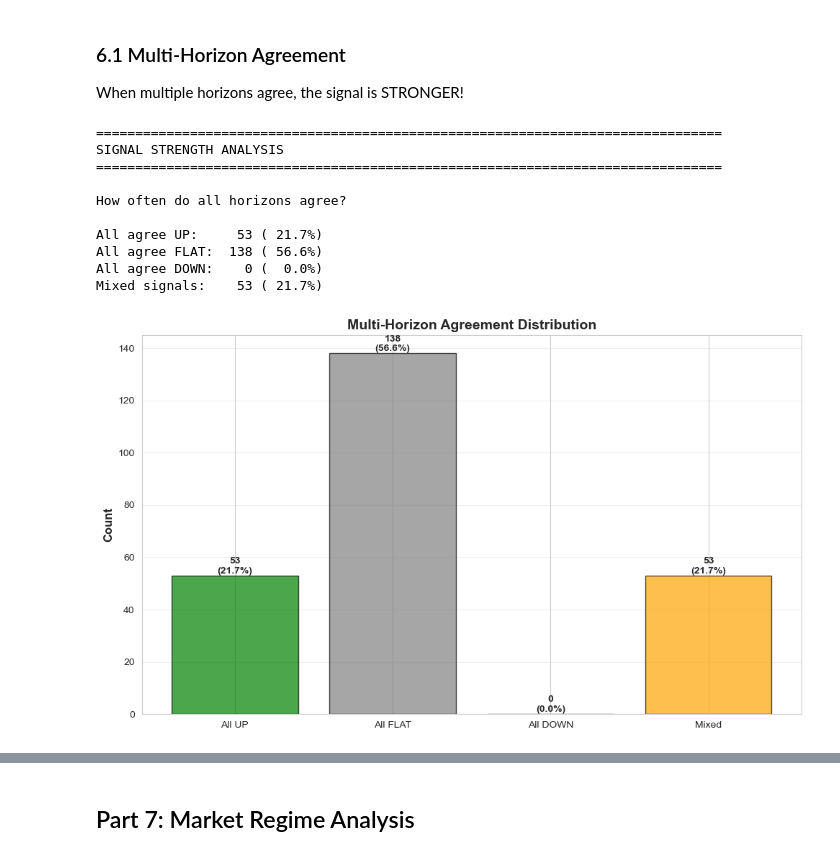
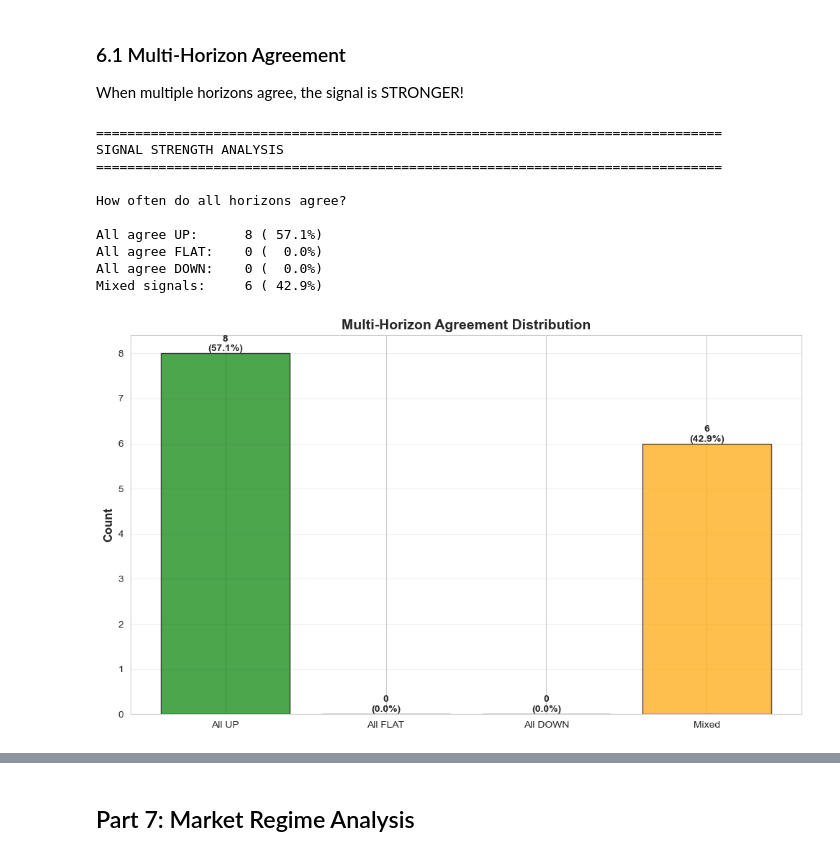
Before and after one commit to Code-For-3/Trading-for-Dummies, a Jupyter notebook: Promise this is final one/Direction_Classifier_Analysis.ipynb, the cells around one changed output, grey strips where cells are left out. Drawn from its saved outputs; the diff is of its cells as text; code cells hidden in the pictures.

```diff
--- a/Promise this is final one/Direction_Classifier_Analysis.ipynb
+++ b/Promise this is final one/Direction_Classifier_Analysis.ipynb
@@ -45,11 +44,11 @@ SYMBOL = "SPY"
 TIMEFRAME_UNIT = "Day"
 MULTIPLIER = 1
 
-# Time periods - EXPANDED for more robust training and testing
-TRAIN_START = "2018-01-01"  # Extended from 2022 to get 4 more years of data
+# Time periods
+TRAIN_START = "2022-01-01"
 TRAIN_END = "2024-09-30"
 TEST_START = "2024-10-01"
-TEST_END = "2025-12-31"  # Extended to get more test samples for better p-values
+TEST_END = "2025-01-31"
 
 # Model configuration
 LOOKBACK_WINDOW = 60
@@ -65,7 +64,7 @@ BATCH_SIZE = 32
 LEARNING_RATE = 0.001
 
 print("="*80)
-print("DIRECTION CLASSIFIER CONFIGURATION - BULLISH SIGNALS")
+print("DIRECTION CLASSIFIER CONFIGURATION")
 print("="*80)
 print(f"\n📊 Data:")
 print(f"   Symbol: {SYMBOL}")
@@ -73,8 +72,8 @@ print(f"   Training: {TRAIN_START} → {TRAIN_END}")
 print(f"   Testing: {TEST_START} → {TEST_END}")
 print(f"\n🎯 Prediction:")
 print(f"   Horizons: {PREDICTION_HORIZONS} days")
-print(f"   Classes: BULLISH, NOT BULLISH (binary classification)")
-print(f"   Strategy: Identify long entry signals only")
+print(f"   Classes: UP, FLAT, DOWN")
+print(f"   Strategy: Absolute (all from day 0)")
 print(f"\n🏗️  Architecture:")
 print(f"   Lookback: {LOOKBACK_WINDOW} days")
 print(f"   LSTM: {NUM_LAYERS} layers × {LSTM_UNITS} units")
@@ -359,50 +358,52 @@ When multiple horizons agree, the signal is STRONGER!
 print("="*80)
 print("SIGNAL STRENGTH ANALYSIS")
 print("="*80)
-print("\nHow often do all horizons agree on BULLISH?\n")
+print("\nHow often do all horizons agree?\n")
 
 # Check agreement across all horizons
 pred_cols = [f'pred_{h}day' for h in PREDICTION_HORIZONS]
 
 # Count when all agree
-all_bullish = (predictions[pred_cols] == 'BULLISH').all(axis=1).sum()
-all_not_bullish = (predictions[pred_cols] == 'NOT BULLISH').all(axis=1).sum()
-mixed = len(predictions) - all_bullish - all_not_bullish
+all_up = (predictions[pred_cols] == 'UP').all(axis=1).sum()
+all_flat = (predictions[pred_cols] == 'FLAT').all(axis=1).sum()
+all_down = (predictions[pred_cols] == 'DOWN').all(axis=1).sum()
+mixed = len(predictions) - all_up - all_flat - all_down
 
-print(f"All agree BULLISH:     {all_bullish:4d} ({all_bullish/len(predictions)*100:5.1f}%) ← STRONG BUY SIGNALS")
-print(f"All agree NOT BULLISH: {all_not_bullish:4d} ({all_not_bullish/len(predictions)*100:5.1f}%)")
-print(f"Mixed signals:         {mixed:4d} ({mixed/len(predictions)*100:5.1f}%)")
+print(f"All agree UP:   {all_up:4d} ({all_up/len(predictions)*100:5.1f}%)")
+print(f"All agree FLAT: {all_flat:4d} ({all_flat/len(predictions)*100:5.1f}%)")
+print(f"All agree DOWN: {all_down:4d} ({all_down/len(predictions)*100:5.1f}%)")
+print(f"Mixed signals:  {mixed:4d} ({mixed/len(predictions)*100:5.1f}%)")
 
 # Visualize
 fig, ax = plt.subplots(1, 1, figsize=(10, 6))
-categories = ['All BULLISH', 'All NOT BULLISH', 'Mixed']
-counts = [all_bullish, all_not_bullish, mixed]
-colors = ['green', 'red', 'orange']
+categories = ['All UP', 'All FLAT', 'All DOWN', 'Mixed']
+counts = [all_up, all_flat, all_down, mixed]
+colors = ['green', 'gray', 'red', 'orange']
 
 bars = ax.bar(categories, counts, color=colors, alpha=0.7, edgecolor='black')
 ax.set_ylabel('Count', fontweight='bold', fontsize=12)
 ax.set_title('Multi-Horizon Agreement Distribution', fontweight='bold', fontsize=14)
 ax.grid(axis='y', alpha=0.3)
 
 # Add value labels on bars
 for bar, count in zip(bars, counts):
     height = bar.get_height()
     ax.text(bar.get_x() + bar.get_width()/2., height,
             f'{count}\n({count/len(predictions)*100:.1f}%)',
             ha='center', va='bottom', fontweight='bold')
 
 plt.tight_layout()
 plt.show()
 # %% [output]
 ================================================================================
 SIGNAL STRENGTH ANALYSIS
 ================================================================================
 
 How often do all horizons agree?
 
-All agree UP:     53 ( 21.7%)
-All agree FLAT:  138 ( 56.6%)
+All agree UP:      8 ( 57.1%)
+All agree FLAT:    0 (  0.0%)
 All agree DOWN:    0 (  0.0%)
-Mixed signals:    53 ( 21.7%)
+Mixed signals:     6 ( 42.9%)
-[figure, old version]
+[figure, new version]
 # %% [markdown]
```
Also changed, not shown: parts of 24 cells of this notebook, 1 other file.
